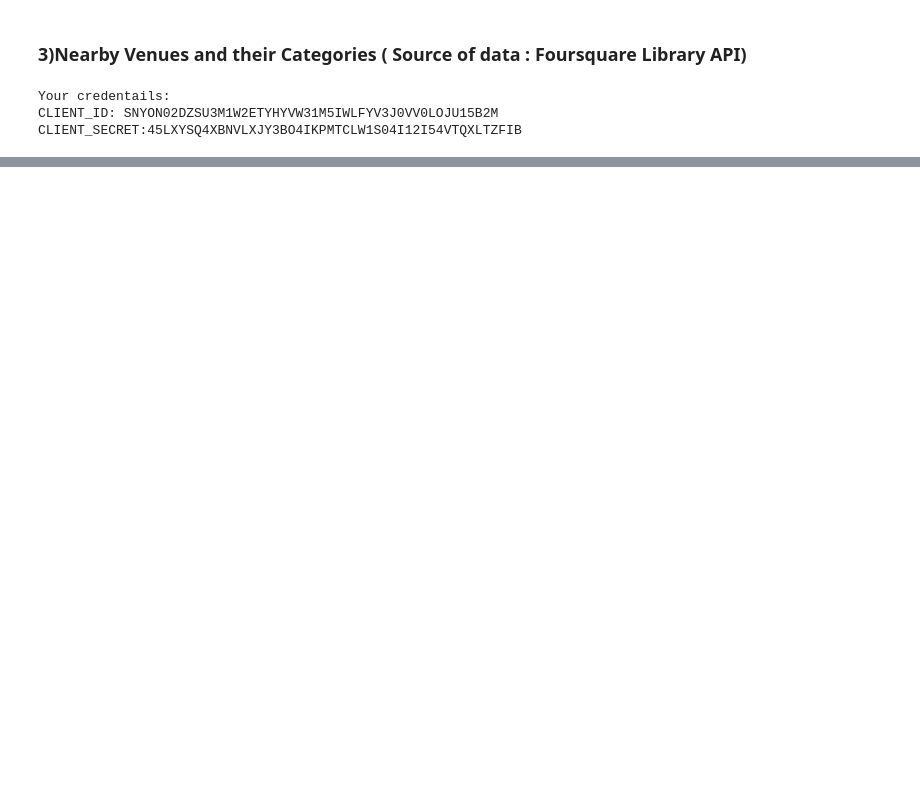
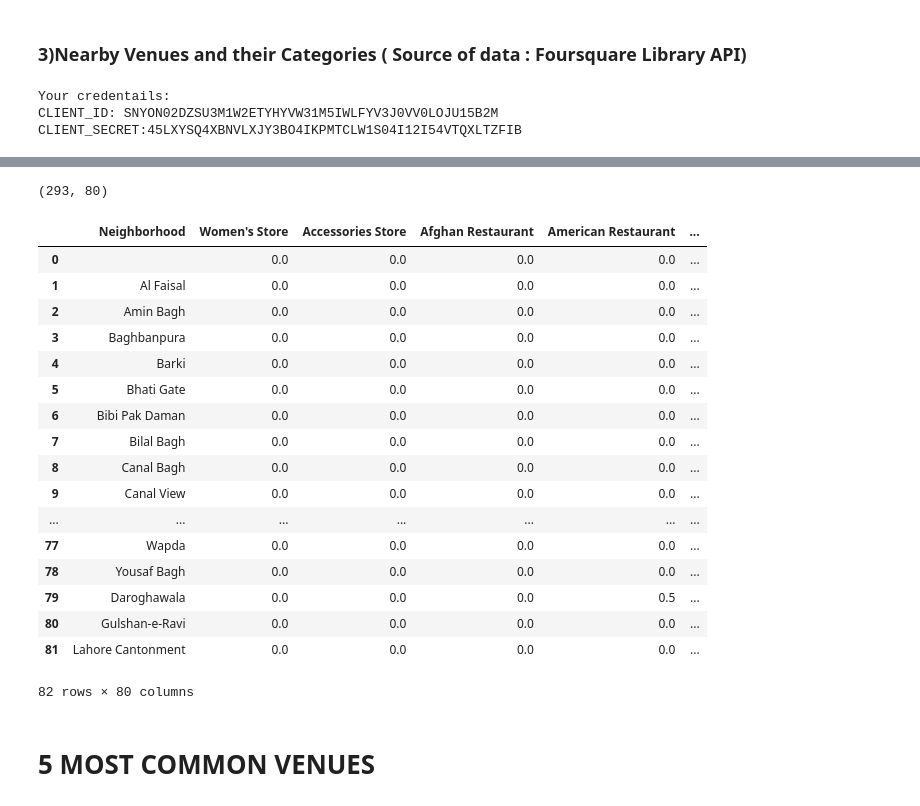
Before and after one commit to saadqureshi13/coursera-capstone-project, a Jupyter notebook: Battle-of-Neighborhoods.ipynb, the cells around one changed output, grey strips where cells are left out. Cells and saved outputs as stored; diff of their text form; code cells hidden in the pictures; blank space fills up the shorter version.

```diff
--- a/Battle-of-Neighborhoods.ipynb
+++ b/Battle-of-Neighborhoods.ipynb
@@ -114,0 +374,2 @@ nearby_venues.head()
+# %%
+lahore_venues=nearby_venues
@@ -114,0 +401,12 @@ nearby_venues.head()
+# %%
+# one hot encoding
+lahore_onehot = pd.get_dummies(lahore_venues[['Venue Category']], prefix="", prefix_sep="")
+
+# add neighborhood column back to dataframe
+lahore_onehot['Neighborhood'] = lahore_venues['Neighborhood']
+
+# move neighborhood column to the first column
+fixed_columns = [lahore_onehot.columns[-1]] + list(lahore_onehot.columns[:-1])
+lahore_onehot = lahore_onehot[fixed_columns]
+
+lahore_onehot.head()
@@ -114,0 +421,28 @@ nearby_venues.head()
+# %%
+lahore_onehot.shape
+# %% [output]
+(293, 80)
+# %%
+lahore_grouped = lahore_onehot.groupby('Neighborhood').mean().reset_index()
+lahore_grouped
+# %% [output]
+|  | Neighborhood | Women's Store | Accessories Store | Afghan Restaurant | American Restaurant | ... |
+| 0 |  | 0.0 | 0.0 | 0.0 | 0.0 | ... |
+| 1 | Al Faisal | 0.0 | 0.0 | 0.0 | 0.0 | ... |
+| 2 | Amin Bagh | 0.0 | 0.0 | 0.0 | 0.0 | ... |
+| 3 | Baghbanpura | 0.0 | 0.0 | 0.0 | 0.0 | ... |
+| 4 | Barki | 0.0 | 0.0 | 0.0 | 0.0 | ... |
+| 5 | Bhati Gate | 0.0 | 0.0 | 0.0 | 0.0 | ... |
+| 6 | Bibi Pak Daman | 0.0 | 0.0 | 0.0 | 0.0 | ... |
+| 7 | Bilal Bagh | 0.0 | 0.0 | 0.0 | 0.0 | ... |
+| 8 | Canal Bagh | 0.0 | 0.0 | 0.0 | 0.0 | ... |
+| 9 | Canal View | 0.0 | 0.0 | 0.0 | 0.0 | ... |
+| ... | ... | ... | ... | ... | ... | ... |
+| 77 | Wapda | 0.0 | 0.0 | 0.0 | 0.0 | ... |
+| 78 | Yousaf Bagh | 0.0 | 0.0 | 0.0 | 0.0 | ... |
+| 79 | Daroghawala | 0.0 | 0.0 | 0.0 | 0.5 | ... |
+| 80 | Gulshan-e-Ravi | 0.0 | 0.0 | 0.0 | 0.0 | ... |
+| 81 | Lahore Cantonment | 0.0 | 0.0 | 0.0 | 0.0 | ... |
+82 rows × 80 columns
+# %% [markdown]
+# 5 MOST COMMON VENUES
```
Also changed, not shown: parts of 53 cells of this notebook.
